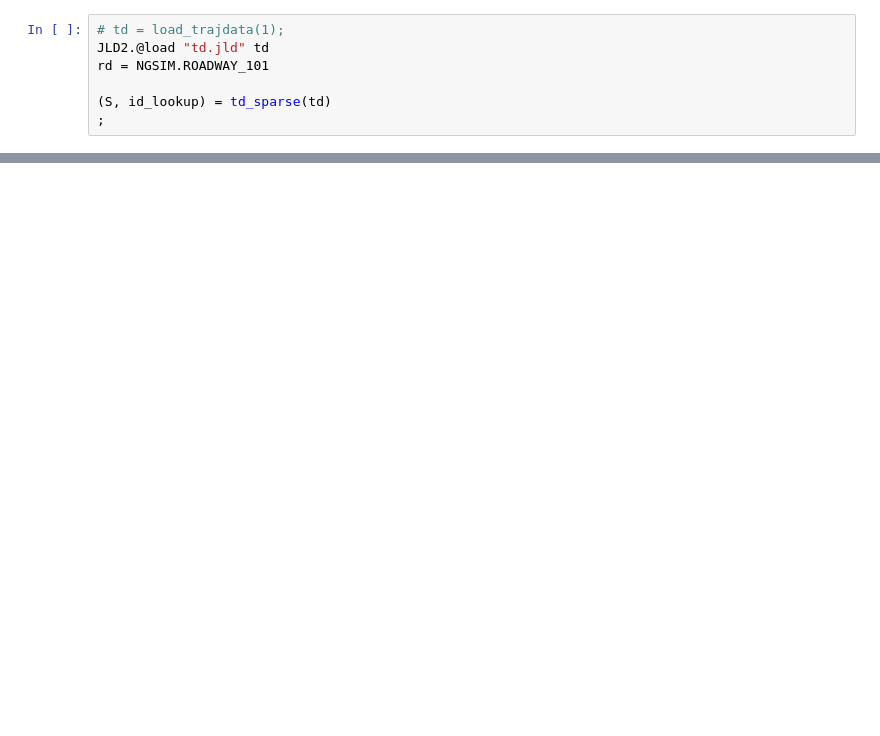
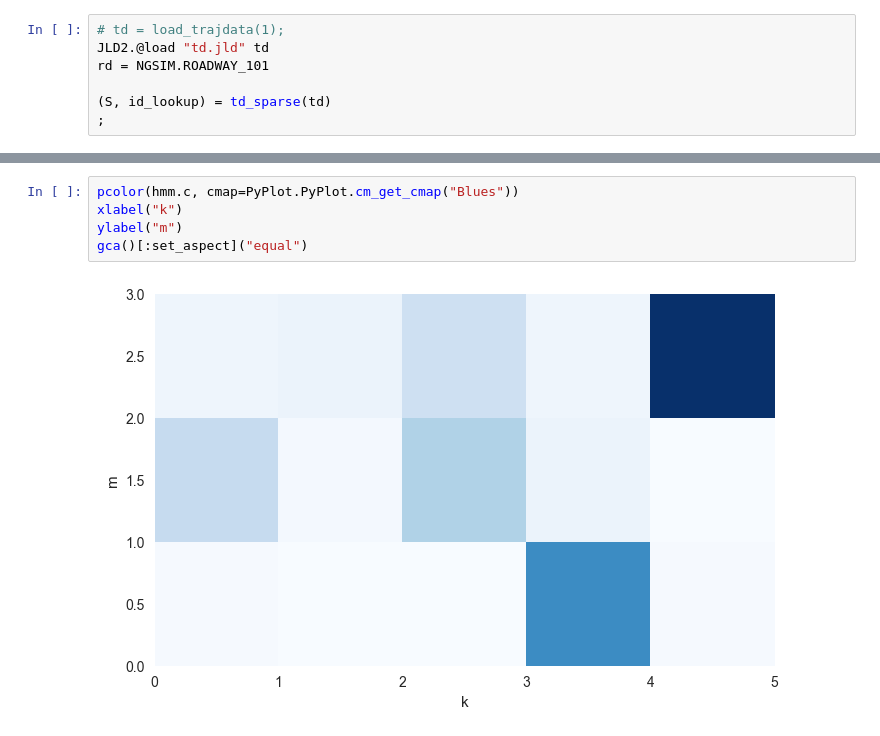
Before and after one commit to hamzaelsaawy/chmms, a Jupyter notebook: ngsim_em.ipynb, the cells around one changed output, grey strips where cells are left out. Drawn from its saved outputs; the diff is of its cells as text; blank space fills up the shorter version.

```diff
--- a/ngsim_em.ipynb
+++ b/ngsim_em.ipynb
@@ -150,0 +75,7 @@ data_likelihood! (generic function with 1 method)
+# %%
+pcolor(hmm.c, cmap=PyPlot.PyPlot.cm_get_cmap("Blues"))
+xlabel("k")
+ylabel("m")
+gca()[:set_aspect]("equal")
+# %% [output]
+[figure, added]
```
Also changed, not shown: parts of 13 cells of this notebook, 5 other files.
